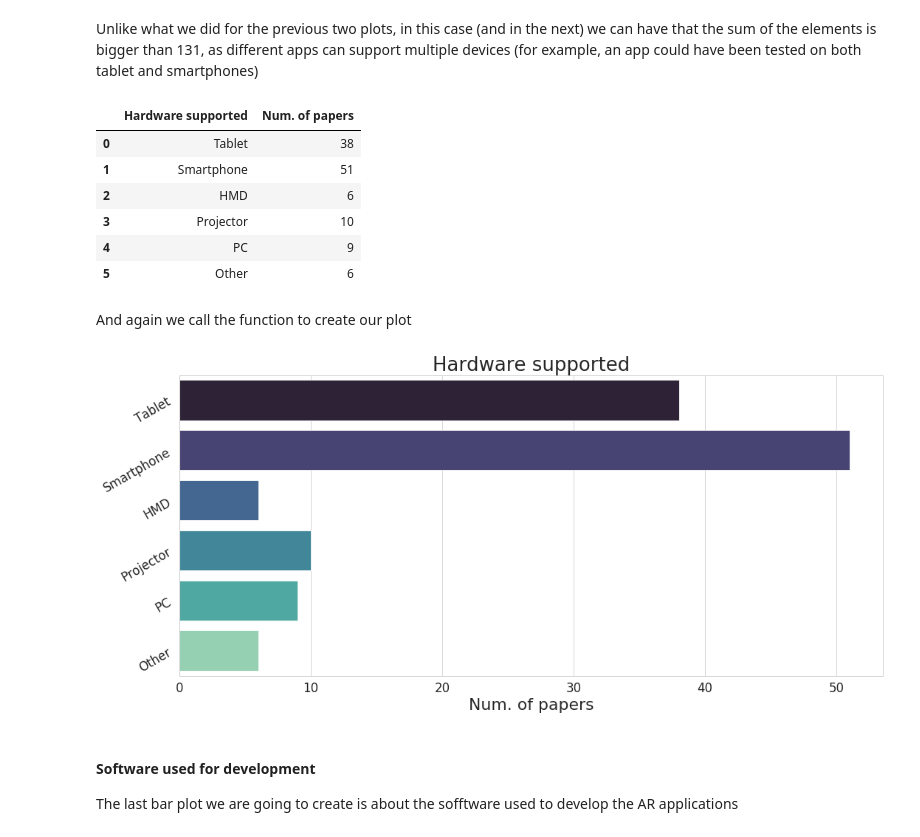
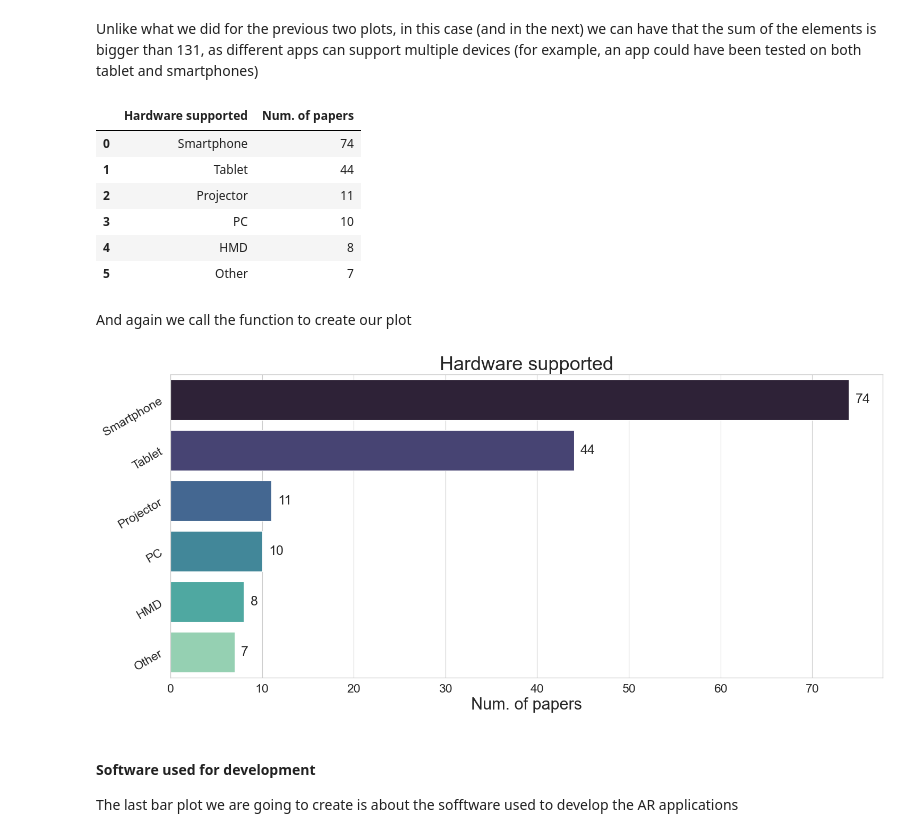
Before and after one commit to Stocastico/AR_SLR_Paper, a Jupyter notebook: create_figures_2023.ipynb, the cells around one changed output. Saved outputs shown, nothing was run; the diff lists cells and outputs as text; code cells hidden in the pictures.

```diff
--- a/create_figures_2023.ipynb
+++ b/create_figures_2023.ipynb
@@ -182,7 +186,10 @@ def create_bar_plot(plot_data, x_label, y_label, out_image_name=None, plot_value
     g = sns.barplot(x=x_label, y=y_label, data=plot_data, palette="mako")
 
     if plot_value:
-        g.bar_label(g.containers[0], fontsize=18)
+        for bars_group in g.containers:
+            g.bar_label(bars_group, padding=9, fontsize=18)
+        #g.bar_label(g.containers[0], fontsize=18)
+        #g.margins(x=0.15)
 
     plt.xticks(
         fontweight='normal',
@@ -357,8 +364,8 @@ Name: count, dtype: int64
 # %% [markdown]
 Unlike what we did for the previous two plots, in this case (and in the next) we can have that the sum of the elements is bigger than 131, as different apps can support multiple devices (for example, an app could have been tested on both tablet and smartphones)
 # %%
-hardware_modified = {"Tablet":0, "Smartphone":0, "HMD":0, "Projector":0,
-                     "PC":0, "Other":0}
+hardware_modified = {"Smartphone":0, "Tablet":0, "Projector":0,
+                     "PC":0, "HMD":0, "Other":0}
 hardware_dict =  dict(hardware_resp)
 hardware_modified["Tablet"] = hardware_dict["Tablet"] + hardware_dict["Phone, Tablet"] + \
                               hardware_dict["Tablet, Projector"]
@@ -371,10 +378,10 @@ hardware_modified["HMD"] = hardware_dict["Head mounted display"] + \
                            hardware_dict["Smart glasses, Projector"]
 
 # For projector and PC we manually sum. PC includes also setups with Kinect and webcam
-hardware_modified["Projector"] = 3 + 1 + 1 + 1 + 1 + 1 + 1 + 1
-hardware_modified["PC"] = 3 + 2 + 1 + 1 + 1 + 1
+hardware_modified["Projector"] = 3 + 1 + 1 + 1 + 1 + 1 + 1 + 1 + 1
+hardware_modified["PC"] = 4 + 2 + 1 + 1 + 1 + 1
 # Other includes Makey makey boards and specialized hardware (Leap motion, fish-eye cam, braille display, arcades)
-hardware_modified["Other"] = 1 + 1 + 1 + 1 + 1 + 1
+hardware_modified["Other"] = 1 + 1 + 1 + 1 + 1 + 1 + 1
 
 hardware = pd.DataFrame.from_dict(hardware_modified, orient='index', columns=['Num. of papers'])
 hardware.reset_index(inplace=True)
@@ -382,18 +389,18 @@ hardware = hardware.rename(columns={"index":"Hardware supported"})
 hardware
 # %% [output]
 |  | Hardware supported | Num. of papers |
-| 0 | Tablet | 38 |
-| 1 | Smartphone | 51 |
-| 2 | HMD | 6 |
-| 3 | Projector | 10 |
-| 4 | PC | 9 |
-| 5 | Other | 6 |
+| 0 | Smartphone | 74 |
+| 1 | Tablet | 44 |
+| 2 | Projector | 11 |
+| 3 | PC | 10 |
+| 4 | HMD | 8 |
+| 5 | Other | 7 |
 # %% [markdown]
 And again we call the function to create our plot
 # %%
-create_bar_plot(hardware, 'Num. of papers', 'Hardware supported', 'figures/Hardware_supported.svg')
+create_bar_plot(hardware, 'Num. of papers', 'Hardware supported', 'figures/update_2023/Hardware_supported.svg', print_bar_val)
 # %% [output]
-[figure, old version]
+[figure, new version]
 # %% [markdown]
 #### Software used for development
 The last bar plot we are going to create is about the sofftware used to develop the AR applications
```
Also changed, not shown: parts of 11 cells of this notebook, 7 other files.
